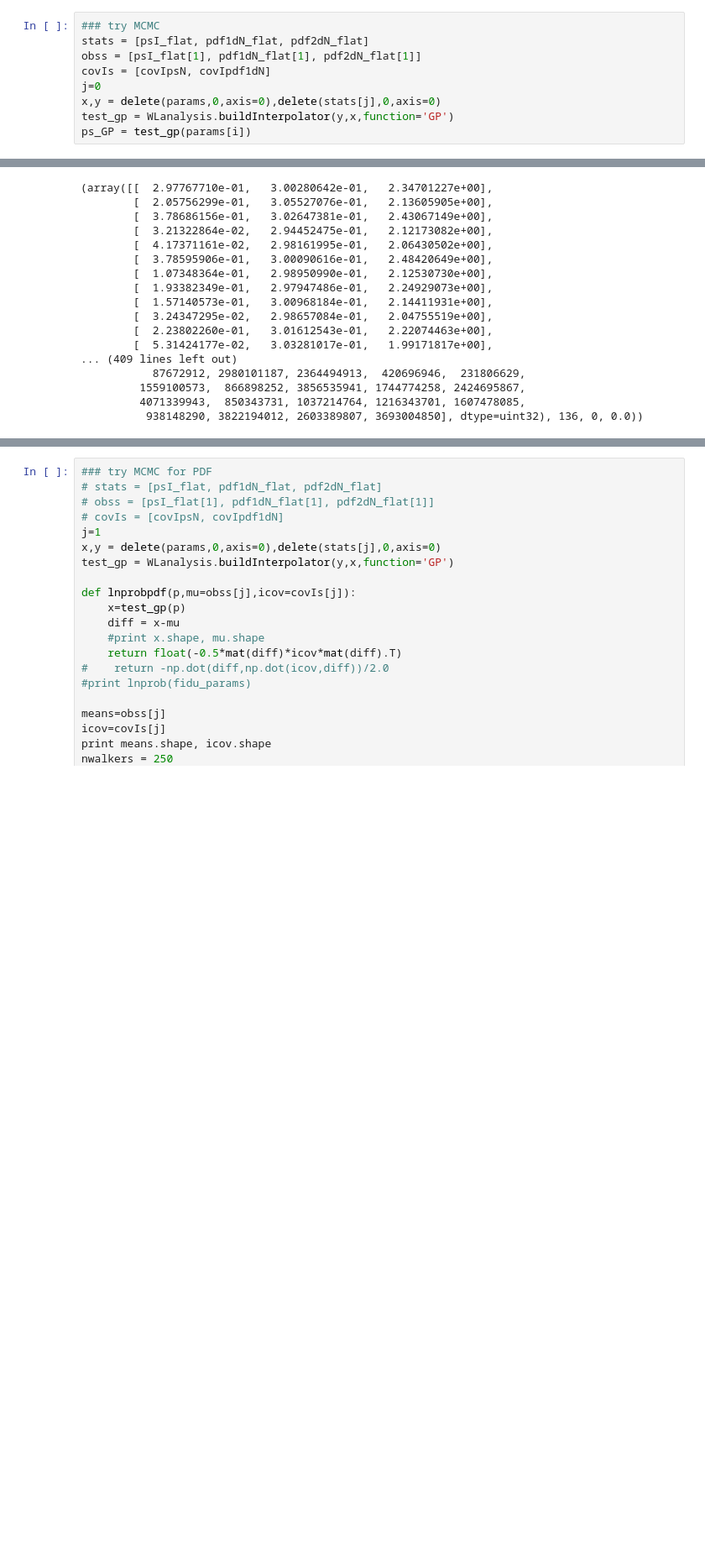
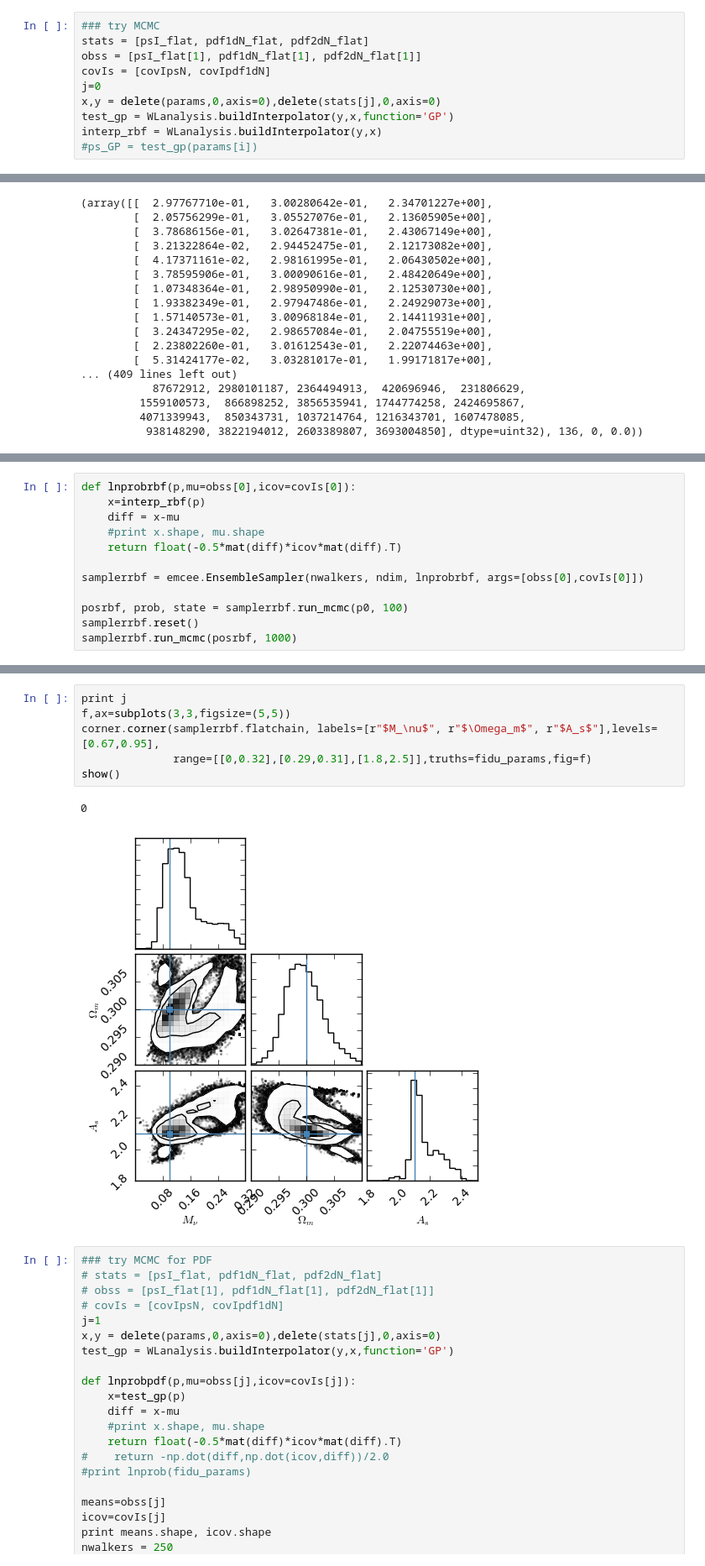
Before and after one commit to liuxx479/PDFs, a Jupyter notebook: likelihood.ipynb, the cells around one changed output, grey strips where cells are left out. Shown at 84% size. Saved outputs shown, nothing was run; the diff lists cells and outputs as text; blank space fills up the shorter version.

```diff
--- a/likelihood.ipynb
+++ b/likelihood.ipynb
@@ -335,4 +335,5 @@ covIs = [covIpsN, covIpdf1dN]
 j=0
 x,y = delete(params,0,axis=0),delete(stats[j],0,axis=0)
 test_gp = WLanalysis.buildInterpolator(y,x,function='GP')
-ps_GP = test_gp(params[i])
+interp_rbf = WLanalysis.buildInterpolator(y,x)
+#ps_GP = test_gp(params[i])
@@ -393,2 +387,14 @@ show()
 # %% [output]
 [figure]
+# %%
+def lnprobrbf(p,mu=obss[0],icov=covIs[0]):
+    x=interp_rbf(p)
+    diff = x-mu
+    #print x.shape, mu.shape
+    return float(-0.5*mat(diff)*icov*mat(diff).T)
+
+samplerrbf = emcee.EnsembleSampler(nwalkers, ndim, lnprobrbf, args=[obss[0],covIs[0]])
+
+posrbf, prob, state = samplerrbf.run_mcmc(p0, 100)
+samplerrbf.reset()
+samplerrbf.run_mcmc(posrbf, 1000)
@@ -395,3 +419,12 @@ show()
+# %%
+print j
+f,ax=subplots(3,3,figsize=(5,5))
+corner.corner(samplerrbf.flatchain, labels=[r"$M_\nu$", r"$\Omega_m$", r"$A_s$"],levels=[0.67,0.95],
+              range=[[0,0.32],[0.29,0.31],[1.8,2.5]],truths=fidu_params,fig=f)
+show()
+# %% [output]
+0
+[figure, added]
 # %%
 ### try MCMC for PDF
 # stats = [psI_flat, pdf1dN_flat, pdf2dN_flat]
```
Also changed, not shown: parts of 4 cells of this notebook.
